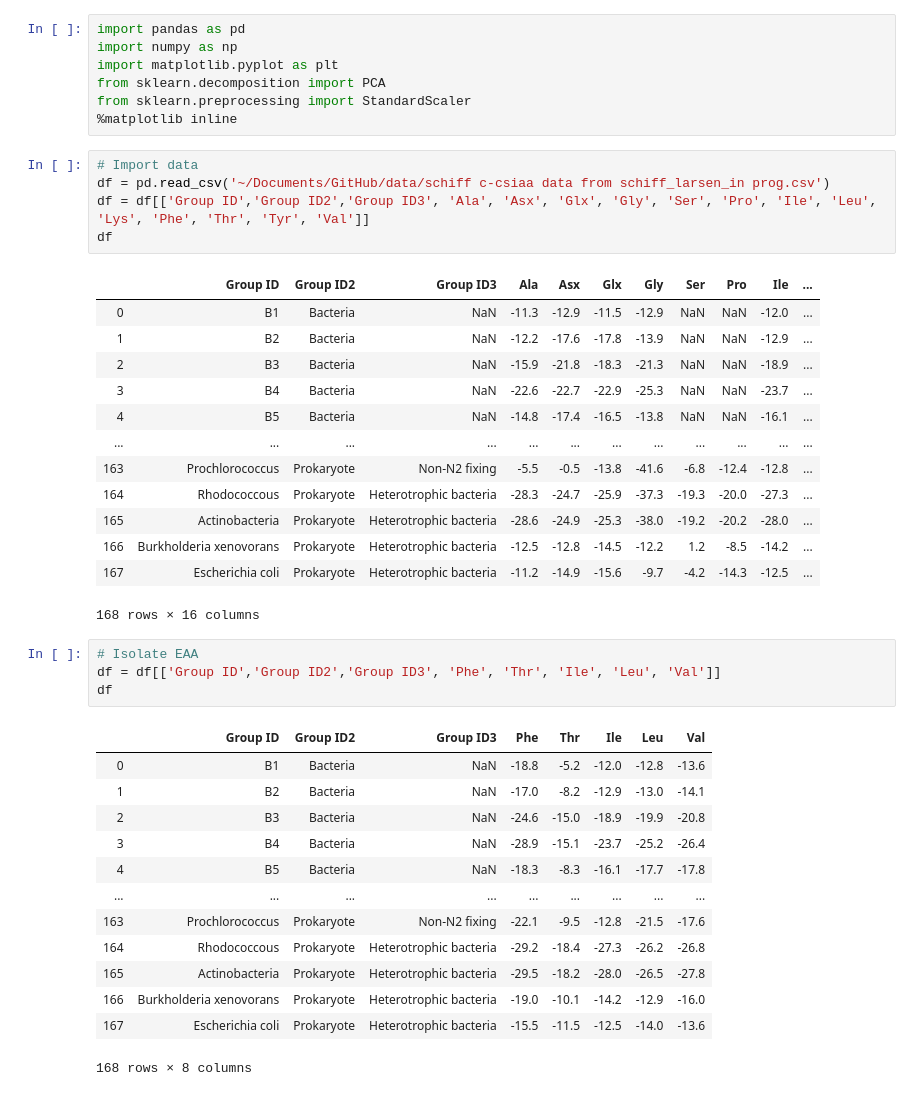
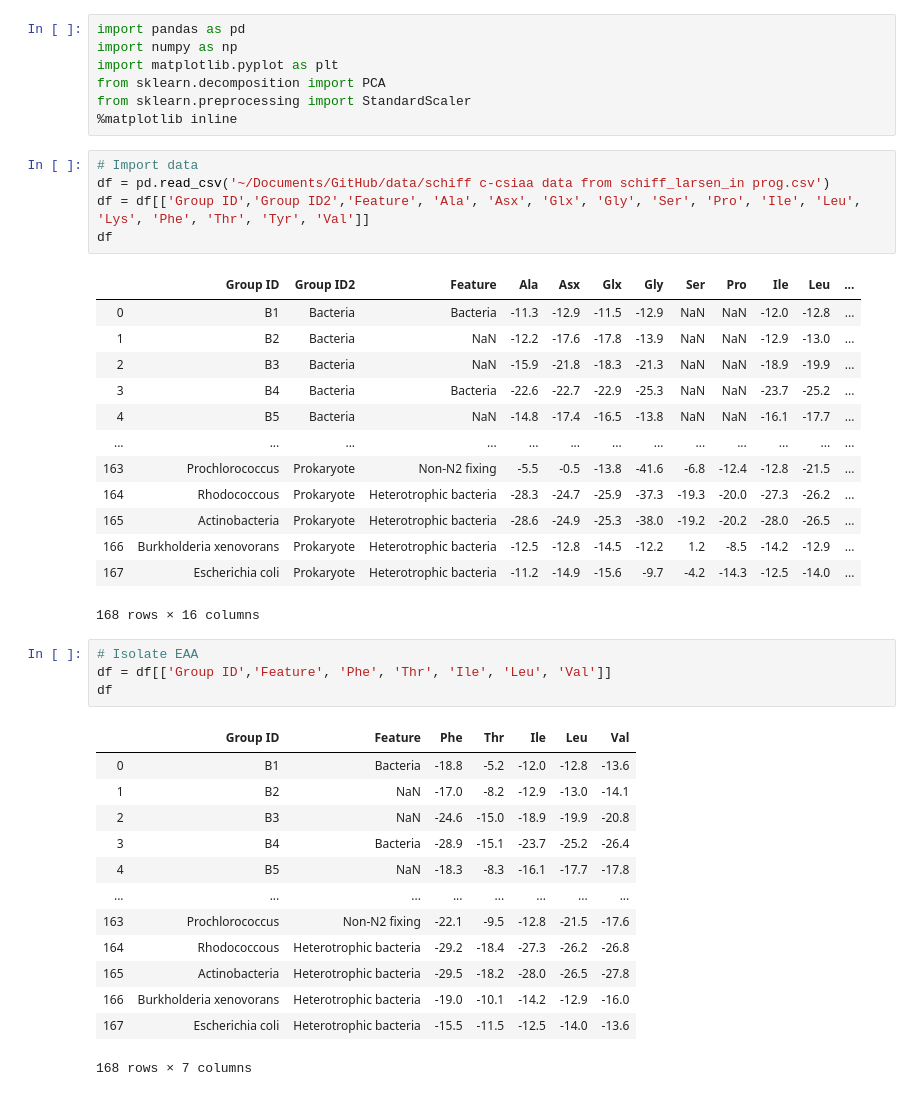
Before and after one commit to johntamu/seus-python, a Jupyter notebook: Isotopic fingerprinting-d13C.ipynb, the cells around one changed output. Drawn from its saved outputs; the diff is of its cells as text.

```diff
--- a/Isotopic fingerprinting-d13C.ipynb
+++ b/Isotopic fingerprinting-d13C.ipynb
@@ -8,37 +8,37 @@ from sklearn.preprocessing import StandardScaler
 # %%
 # Import data
 df = pd.read_csv('~/Documents/GitHub/data/schiff c-csiaa data from schiff_larsen_in prog.csv')
-df = df[['Group ID','Group ID2','Group ID3', 'Ala', 'Asx', 'Glx', 'Gly', 'Ser', 'Pro', 'Ile', 'Leu', 'Lys', 'Phe', 'Thr', 'Tyr', 'Val']]
+df = df[['Group ID','Group ID2','Feature', 'Ala', 'Asx', 'Glx', 'Gly', 'Ser', 'Pro', 'Ile', 'Leu', 'Lys', 'Phe', 'Thr', 'Tyr', 'Val']]
 df
 # %% [output]
-|  | Group ID | Group ID2 | Group ID3 | Ala | Asx | Glx | Gly | Ser | Pro | Ile | ... |
-| 0 | B1 | Bacteria | NaN | -11.3 | -12.9 | -11.5 | -12.9 | NaN | NaN | -12.0 | ... |
-| 1 | B2 | Bacteria | NaN | -12.2 | -17.6 | -17.8 | -13.9 | NaN | NaN | -12.9 | ... |
-| 2 | B3 | Bacteria | NaN | -15.9 | -21.8 | -18.3 | -21.3 | NaN | NaN | -18.9 | ... |
-| 3 | B4 | Bacteria | NaN | -22.6 | -22.7 | -22.9 | -25.3 | NaN | NaN | -23.7 | ... |
-| 4 | B5 | Bacteria | NaN | -14.8 | -17.4 | -16.5 | -13.8 | NaN | NaN | -16.1 | ... |
-| ... | ... | ... | ... | ... | ... | ... | ... | ... | ... | ... | ... |
-| 163 | Prochlorococcus | Prokaryote | Non-N2 fixing | -5.5 | -0.5 | -13.8 | -41.6 | -6.8 | -12.4 | -12.8 | ... |
-| 164 | Rhodococcous | Prokaryote | Heterotrophic bacteria | -28.3 | -24.7 | -25.9 | -37.3 | -19.3 | -20.0 | -27.3 | ... |
-| 165 | Actinobacteria | Prokaryote | Heterotrophic bacteria | -28.6 | -24.9 | -25.3 | -38.0 | -19.2 | -20.2 | -28.0 | ... |
-| 166 | Burkholderia xenovorans | Prokaryote | Heterotrophic bacteria | -12.5 | -12.8 | -14.5 | -12.2 | 1.2 | -8.5 | -14.2 | ... |
-| 167 | Escherichia coli | Prokaryote | Heterotrophic bacteria | -11.2 | -14.9 | -15.6 | -9.7 | -4.2 | -14.3 | -12.5 | ... |
+|  | Group ID | Group ID2 | Feature | Ala | Asx | Glx | Gly | Ser | Pro | Ile | Leu | ... |
+| 0 | B1 | Bacteria | Bacteria | -11.3 | -12.9 | -11.5 | -12.9 | NaN | NaN | -12.0 | -12.8 | ... |
+| 1 | B2 | Bacteria | NaN | -12.2 | -17.6 | -17.8 | -13.9 | NaN | NaN | -12.9 | -13.0 | ... |
+| 2 | B3 | Bacteria | NaN | -15.9 | -21.8 | -18.3 | -21.3 | NaN | NaN | -18.9 | -19.9 | ... |
+| 3 | B4 | Bacteria | Bacteria | -22.6 | -22.7 | -22.9 | -25.3 | NaN | NaN | -23.7 | -25.2 | ... |
+| 4 | B5 | Bacteria | NaN | -14.8 | -17.4 | -16.5 | -13.8 | NaN | NaN | -16.1 | -17.7 | ... |
+| ... | ... | ... | ... | ... | ... | ... | ... | ... | ... | ... | ... | ... |
+| 163 | Prochlorococcus | Prokaryote | Non-N2 fixing | -5.5 | -0.5 | -13.8 | -41.6 | -6.8 | -12.4 | -12.8 | -21.5 | ... |
+| 164 | Rhodococcous | Prokaryote | Heterotrophic bacteria | -28.3 | -24.7 | -25.9 | -37.3 | -19.3 | -20.0 | -27.3 | -26.2 | ... |
+| 165 | Actinobacteria | Prokaryote | Heterotrophic bacteria | -28.6 | -24.9 | -25.3 | -38.0 | -19.2 | -20.2 | -28.0 | -26.5 | ... |
+| 166 | Burkholderia xenovorans | Prokaryote | Heterotrophic bacteria | -12.5 | -12.8 | -14.5 | -12.2 | 1.2 | -8.5 | -14.2 | -12.9 | ... |
+| 167 | Escherichia coli | Prokaryote | Heterotrophic bacteria | -11.2 | -14.9 | -15.6 | -9.7 | -4.2 | -14.3 | -12.5 | -14.0 | ... |
 168 rows × 16 columns
 # %%
 # Isolate EAA
-df = df[['Group ID','Group ID2','Group ID3', 'Phe', 'Thr', 'Ile', 'Leu', 'Val']]
+df = df[['Group ID','Feature', 'Phe', 'Thr', 'Ile', 'Leu', 'Val']]
 df
 # %% [output]
-|  | Group ID | Group ID2 | Group ID3 | Phe | Thr | Ile | Leu | Val |
-| 0 | B1 | Bacteria | NaN | -18.8 | -5.2 | -12.0 | -12.8 | -13.6 |
-| 1 | B2 | Bacteria | NaN | -17.0 | -8.2 | -12.9 | -13.0 | -14.1 |
-| 2 | B3 | Bacteria | NaN | -24.6 | -15.0 | -18.9 | -19.9 | -20.8 |
-| 3 | B4 | Bacteria | NaN | -28.9 | -15.1 | -23.7 | -25.2 | -26.4 |
-| 4 | B5 | Bacteria | NaN | -18.3 | -8.3 | -16.1 | -17.7 | -17.8 |
-| ... | ... | ... | ... | ... | ... | ... | ... | ... |
-| 163 | Prochlorococcus | Prokaryote | Non-N2 fixing | -22.1 | -9.5 | -12.8 | -21.5 | -17.6 |
-| 164 | Rhodococcous | Prokaryote | Heterotrophic bacteria | -29.2 | -18.4 | -27.3 | -26.2 | -26.8 |
-| 165 | Actinobacteria | Prokaryote | Heterotrophic bacteria | -29.5 | -18.2 | -28.0 | -26.5 | -27.8 |
-| 166 | Burkholderia xenovorans | Prokaryote | Heterotrophic bacteria | -19.0 | -10.1 | -14.2 | -12.9 | -16.0 |
-| 167 | Escherichia coli | Prokaryote | Heterotrophic bacteria | -15.5 | -11.5 | -12.5 | -14.0 | -13.6 |
+|  | Group ID | Feature | Phe | Thr | Ile | Leu | Val |
+| 0 | B1 | Bacteria | -18.8 | -5.2 | -12.0 | -12.8 | -13.6 |
+| 1 | B2 | NaN | -17.0 | -8.2 | -12.9 | -13.0 | -14.1 |
+| 2 | B3 | NaN | -24.6 | -15.0 | -18.9 | -19.9 | -20.8 |
+| 3 | B4 | Bacteria | -28.9 | -15.1 | -23.7 | -25.2 | -26.4 |
+| 4 | B5 | NaN | -18.3 | -8.3 | -16.1 | -17.7 | -17.8 |
+| ... | ... | ... | ... | ... | ... | ... | ... |
+| 163 | Prochlorococcus | Non-N2 fixing | -22.1 | -9.5 | -12.8 | -21.5 | -17.6 |
+| 164 | Rhodococcous | Heterotrophic bacteria | -29.2 | -18.4 | -27.3 | -26.2 | -26.8 |
+| 165 | Actinobacteria | Heterotrophic bacteria | -29.5 | -18.2 | -28.0 | -26.5 | -27.8 |
+| 166 | Burkholderia xenovorans | Heterotrophic bacteria | -19.0 | -10.1 | -14.2 | -12.9 | -16.0 |
+| 167 | Escherichia coli | Heterotrophic bacteria | -15.5 | -11.5 | -12.5 | -14.0 | -13.6 |
-168 rows × 8 columns
+168 rows × 7 columns
```
Also changed, not shown: parts of 10 cells of this notebook, 1 other file.
